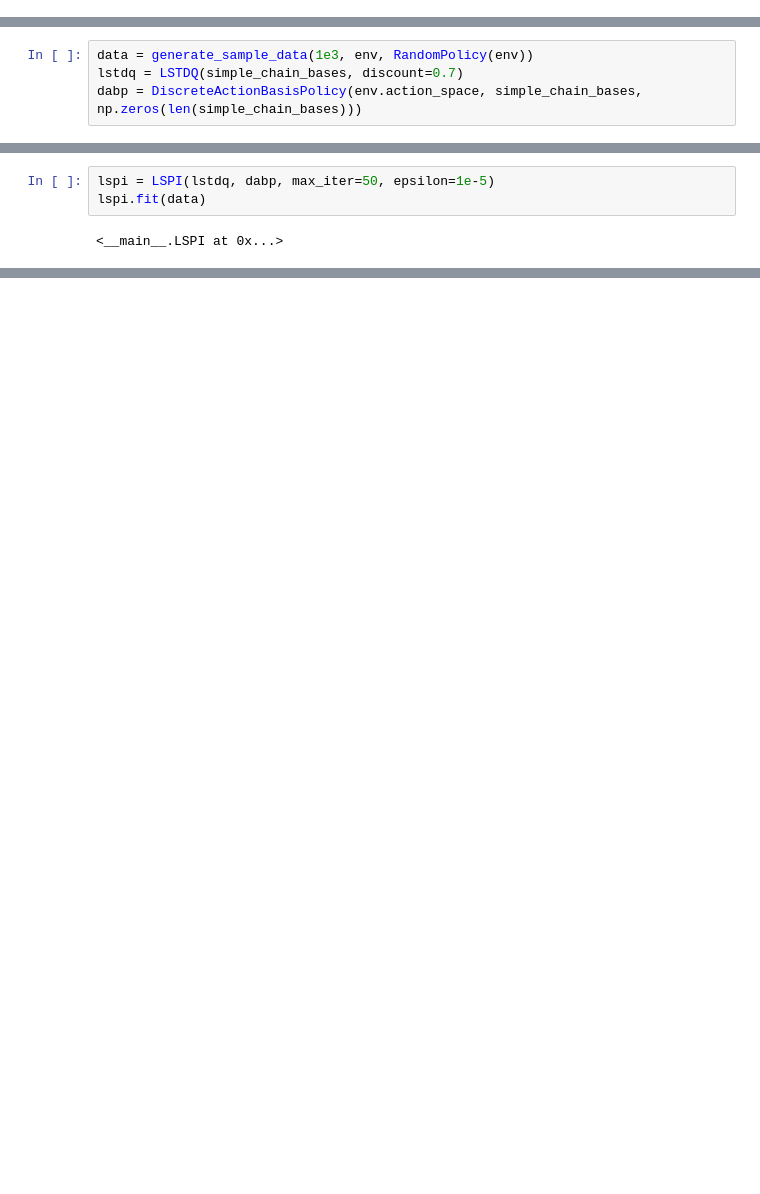
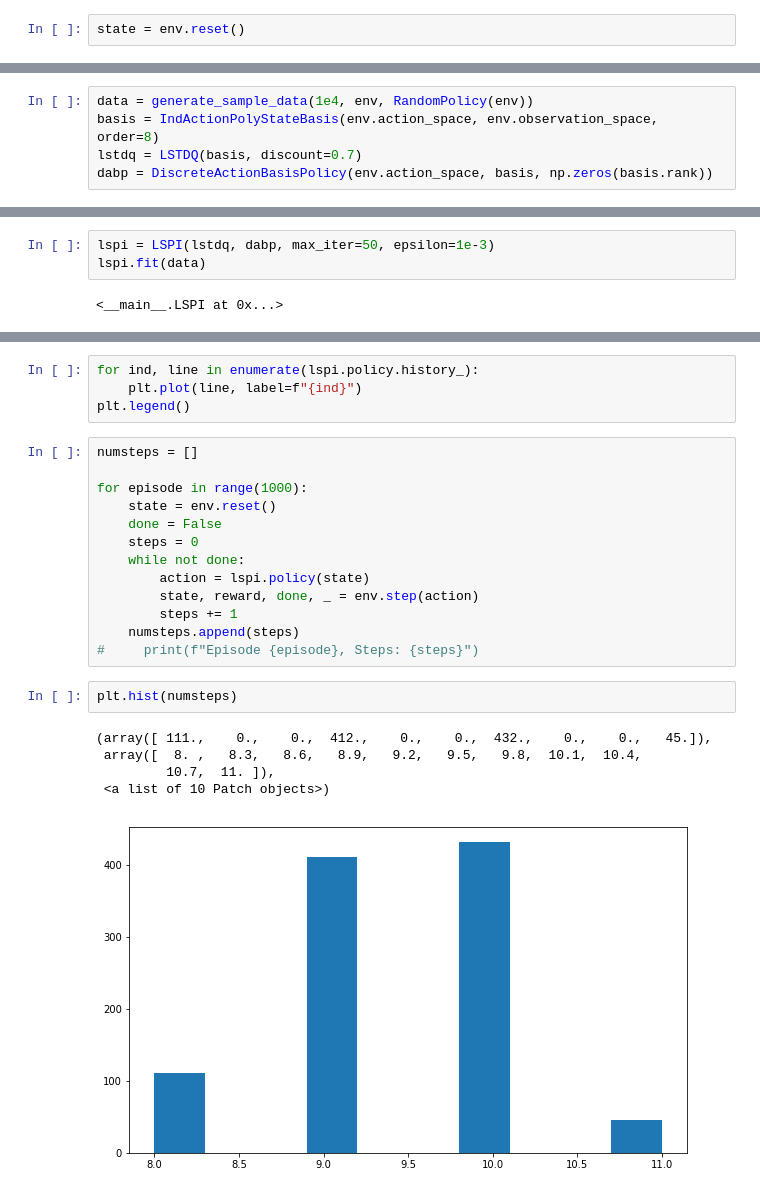
Before and after one commit to gvacaliuc/lspi, a Jupyter notebook: lspi.ipynb, the cells around one changed output, grey strips where cells are left out. Drawn from its saved outputs; the diff is of its cells as text; blank space fills up the shorter version.

Commit message:
added basis class
Basis class formalizes our basis.  Works on more complex chains using
4-6 order polynomials but not on cartpole.  Will add RBF basis fn's
next.

```diff
--- a/lspi.ipynb
+++ b/lspi.ipynb
@@ -314,3 +389,5 @@ Discrete(2)
 env.observation_space
 # %% [output]
 Box(4,)
+# %%
+state = env.reset()
@@ -317,4 +398,5 @@ Box(4,)
 # %%
-data = generate_sample_data(1e3, env, RandomPolicy(env))
-lstdq = LSTDQ(simple_chain_bases, discount=0.7)
-dabp = DiscreteActionBasisPolicy(env.action_space, simple_chain_bases, np.zeros(len(simple_chain_bases)))
+data = generate_sample_data(1e4, env, RandomPolicy(env))
+basis = IndActionPolyStateBasis(env.action_space, env.observation_space, order=8)
+lstdq = LSTDQ(basis, discount=0.7)
+dabp = DiscreteActionBasisPolicy(env.action_space, basis, np.zeros(basis.rank))
@@ -323,5 +403,5 @@ AssertionError:
 # %%
-lspi = LSPI(lstdq, dabp, max_iter=50, epsilon=1e-5)
+lspi = LSPI(lstdq, dabp, max_iter=50, epsilon=1e-3)
 lspi.fit(data)
 # %% [output]
 <__main__.LSPI at 0x...>
@@ -331,0 +412,25 @@ lspi.itr_
+# %%
+for ind, line in enumerate(lspi.policy.history_):
+    plt.plot(line, label=f"{ind}")
+plt.legend()
+# %%
+numsteps = []
+
+for episode in range(1000):
+    state = env.reset()
+    done = False
+    steps = 0
+    while not done:
+        action = lspi.policy(state)
+        state, reward, done, _ = env.step(action)
+        steps += 1
+    numsteps.append(steps)
+#     print(f"Episode {episode}, Steps: {steps}")
+# %%
+plt.hist(numsteps)
+# %% [output]
+(array([ 111.,    0.,    0.,  412.,    0.,    0.,  432.,    0.,    0.,   45.]),
+ array([  8. ,   8.3,   8.6,   8.9,   9.2,   9.5,   9.8,  10.1,  10.4,
+         10.7,  11. ]),
+ <a list of 10 Patch objects>)
+[figure, added]
```
Also changed, not shown: parts of 24 cells of this notebook.
